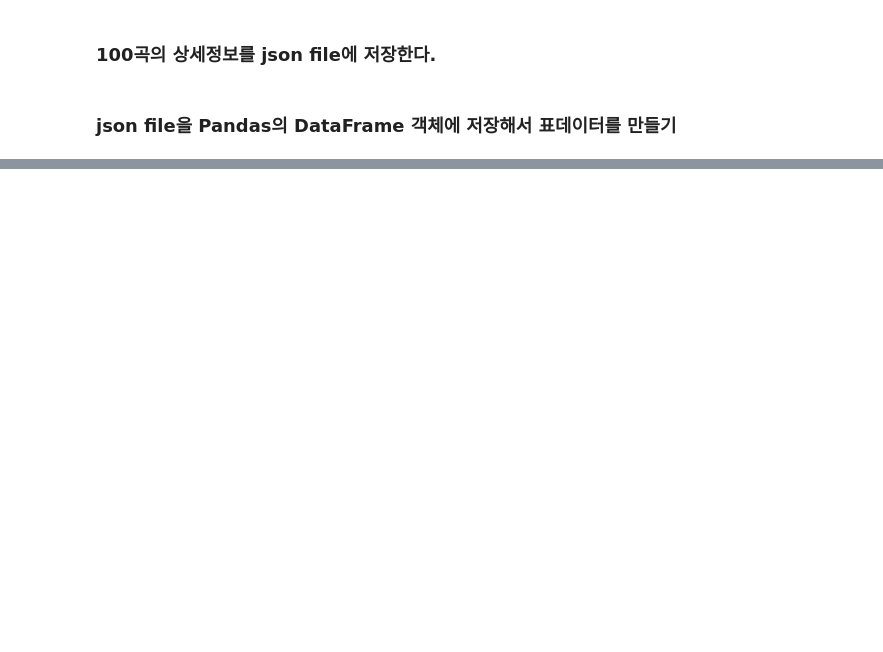
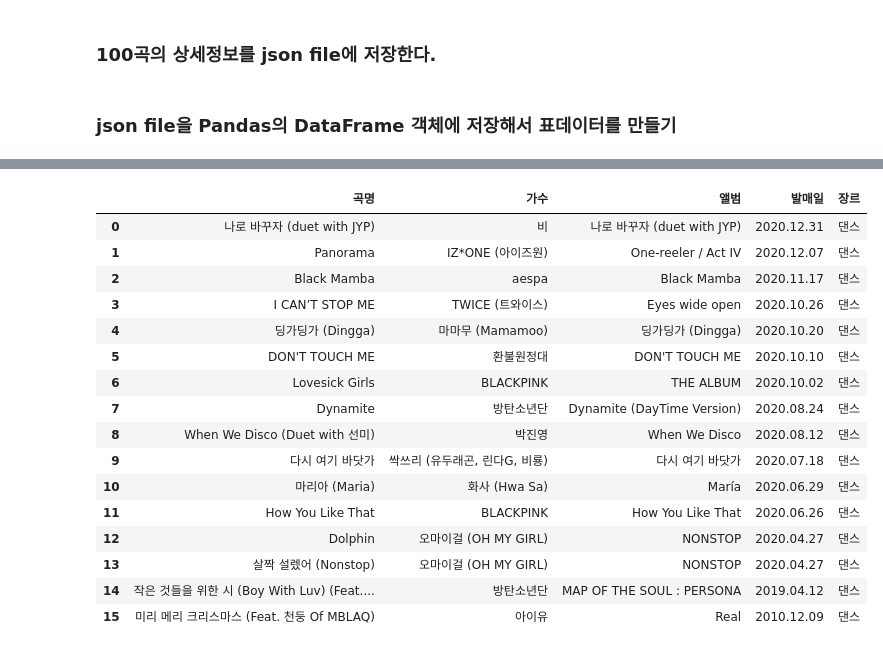
Before and after one commit to 1yangsh/Study_Python, a Jupyter notebook: webscrap_source/3. 멜론 100Chart_수집_분석_저장.ipynb, the cells around one changed output, grey strips where cells are left out. Saved outputs shown, nothing was run; the diff lists cells and outputs as text; code cells hidden in the pictures; blank space fills up the shorter version.

Commit message:
melon top100 chart data analyze

```diff
--- a/webscrap_source/3. 멜론 100Chart_수집_분석_저장.ipynb
+++ b/webscrap_source/3. 멜론 100Chart_수집_분석_저장.ipynb
@@ -58,7 +58,7 @@ if res.ok:
         # print(matched, matched.group(0), matched.group(1)) # group(1) 값을 주어 숫자만 가져옴
         song_id = matched.group(1)
         print(idx, title, song_id)
-        song_ur = f'https://www.melon.com/song/detail.htm?songId={song_id}'
+        song_url = f'https://www.melon.com/song/detail.htm?songId={song_id}'
 
         # 추출한 song title과 url을 song_dict에 저장
         song_dict['title'] = title
@@ -157,5 +157,22 @@ import json
 
 with open ('data/songs.json', 'w', encoding='utf-8') as file:
     json.dump(song_detail_list, file)
+
+with open('data/songs.json', 'r', encoding='utf-8') as f:
+    songs_json = json.load(f)
 # %% [markdown]
 ### json file을 Pandas의 DataFrame 객체에 저장해서 표데이터를 만들기
+# %%
+import pandas as pd
+
+# DataFrame 객체 생성
+song_df = pd.DataFrame(columns=['곡명', '가수','앨범', '발매일', '장르', '가사'])
+# Song_df
+
+for song in songs_json:
+    # dict객체를 Series 객체에 저장
+    series_obj = pd.Series(song)
+    # Series 객체를 DataFrame 객체에 append 합니다.
+    song_df = song_df.append(series_obj, ignore_index=True)
+
+song_df.head()
@@ -161,0 +409,22 @@ with open ('data/songs.json', 'w', encoding='utf-8') as file:
+# %%
+# 장르가 댄스인 곡명부터 장르까지 가져오세요
+
+song_df.loc[song_df['장르'] == '댄스', '곡명':'장르'].sort_values(by='발매일', ascending=False).reset_index(drop=True)
+# %% [output]
+|  | 곡명 | 가수 | 앨범 | 발매일 | 장르 |
+| 0 | 나로 바꾸자 (duet with JYP) | 비 | 나로 바꾸자 (duet with JYP) | 2020.12.31 | 댄스 |
+| 1 | Panorama | IZ*ONE (아이즈원) | One-reeler / Act IV | 2020.12.07 | 댄스 |
+| 2 | Black Mamba | aespa | Black Mamba | 2020.11.17 | 댄스 |
+| 3 | I CAN’T STOP ME | TWICE (트와이스) | Eyes wide open | 2020.10.26 | 댄스 |
+| 4 | 딩가딩가 (Dingga) | 마마무 (Mamamoo) | 딩가딩가 (Dingga) | 2020.10.20 | 댄스 |
+| 5 | DON'T TOUCH ME | 환불원정대 | DON'T TOUCH ME | 2020.10.10 | 댄스 |
+| 6 | Lovesick Girls | BLACKPINK | THE ALBUM | 2020.10.02 | 댄스 |
+| 7 | Dynamite | 방탄소년단 | Dynamite (DayTime Version) | 2020.08.24 | 댄스 |
+| 8 | When We Disco (Duet with 선미) | 박진영 | When We Disco | 2020.08.12 | 댄스 |
+| 9 | 다시 여기 바닷가 | 싹쓰리 (유두래곤, 린다G, 비룡) | 다시 여기 바닷가 | 2020.07.18 | 댄스 |
+| 10 | 마리아 (Maria) | 화사 (Hwa Sa) | María | 2020.06.29 | 댄스 |
+| 11 | How You Like That | BLACKPINK | How You Like That | 2020.06.26 | 댄스 |
+| 12 | Dolphin | 오마이걸 (OH MY GIRL) | NONSTOP | 2020.04.27 | 댄스 |
+| 13 | 살짝 설렜어 (Nonstop) | 오마이걸 (OH MY GIRL) | NONSTOP | 2020.04.27 | 댄스 |
+| 14 | 작은 것들을 위한 시 (Boy With Luv) (Feat.... | 방탄소년단 | MAP OF THE SOUL : PERSONA | 2019.04.12 | 댄스 |
+| 15 | 미리 메리 크리스마스 (Feat. 천둥 Of MBLAQ) | 아이유 | Real | 2010.12.09 | 댄스 |
```
Also changed, not shown: parts of 21 cells of this notebook, 1 other file.
